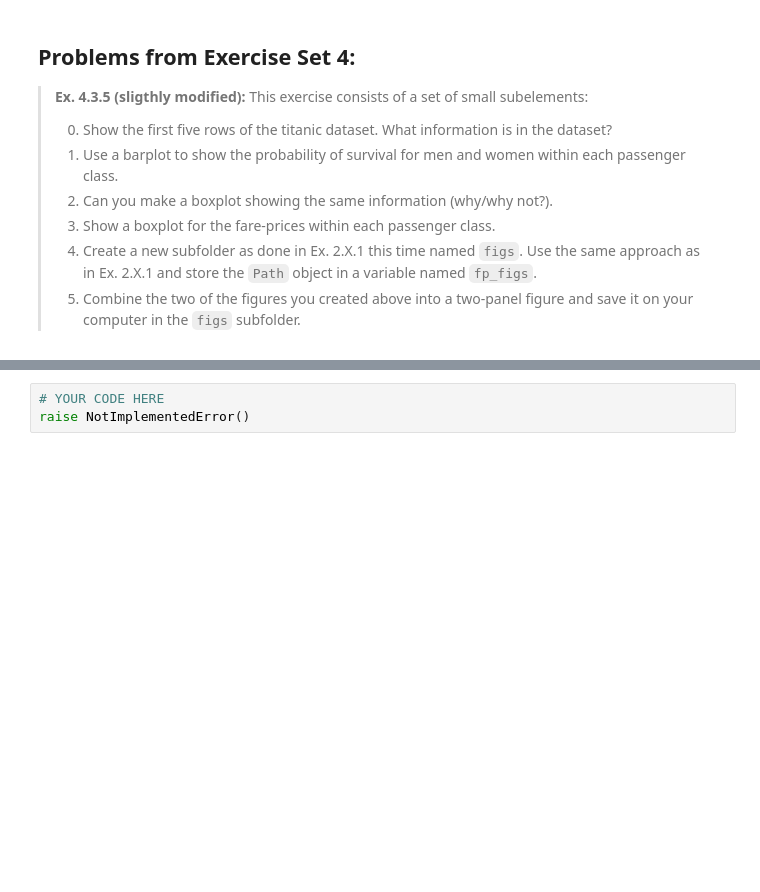
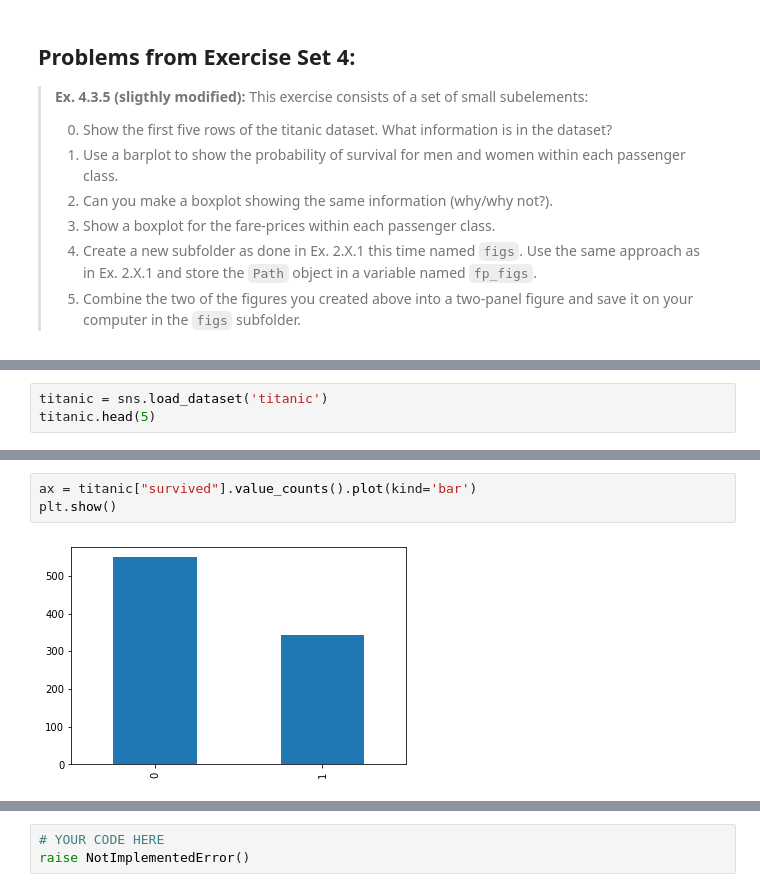
Before and after one commit to txg194/Qwe, a Jupyter notebook: Assignment 1/assignment_1.ipynb, the cells around one changed output, grey strips where cells are left out. Saved outputs shown, nothing was run; the diff lists cells and outputs as text; blank space fills up the shorter version.

```diff
--- a/Assignment 1/assignment_1.ipynb
+++ b/Assignment 1/assignment_1.ipynb
@@ -455,0 +462,3 @@ raise NotImplementedError()
+# %%
+titanic = sns.load_dataset('titanic')
+titanic.head(5)
@@ -455,0 +472,5 @@ raise NotImplementedError()
+# %%
+ax = titanic["survived"].value_counts().plot(kind='bar')
+plt.show()
+# %% [output]
+[figure, added]
```
Also changed, not shown: parts of 5 cells of this notebook.
